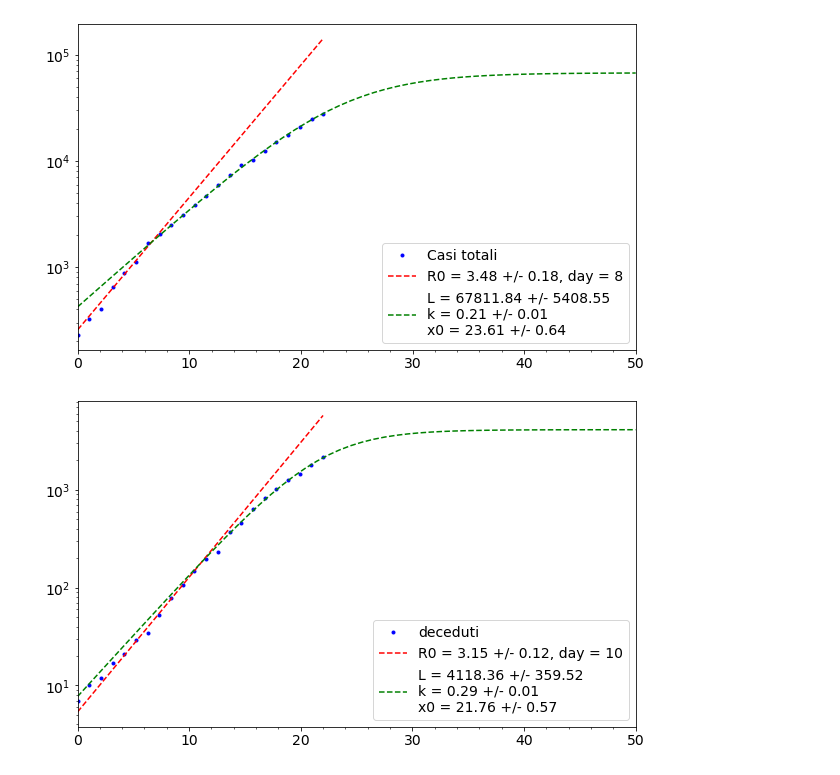
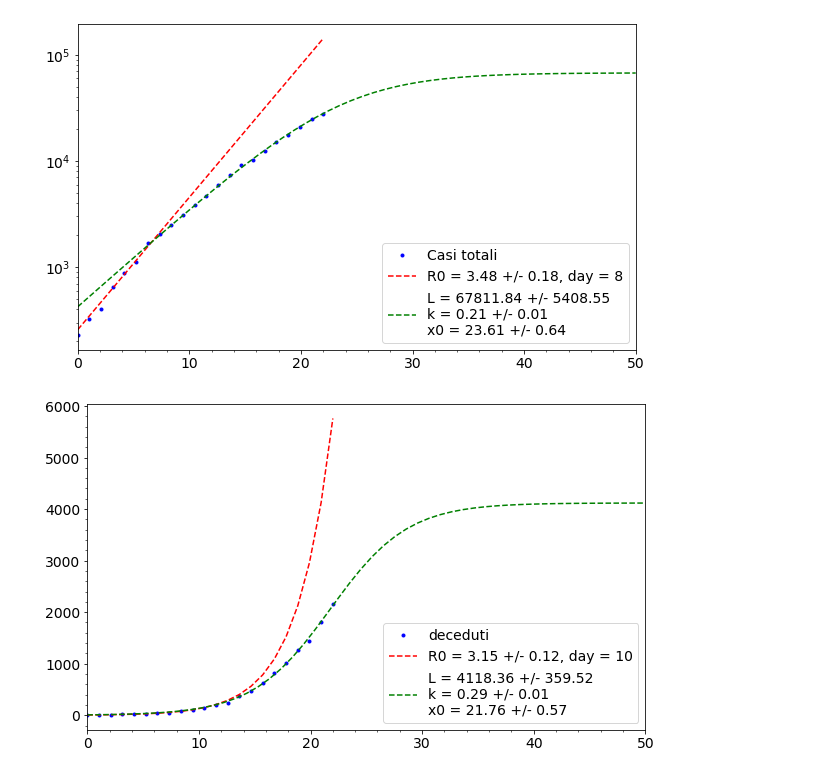
Before and after one commit to lorenzopaolucci/studenti, a Jupyter notebook: covid19.ipynb, the cells around one changed output. Cells and saved outputs as stored; diff of their text form; code cells hidden in the pictures.

```diff
--- a/covid19.ipynb
+++ b/covid19.ipynb
@@ -69,21 +71,21 @@ plt.show()
 # %%
 x = np.linspace(0, len(df['data']), len(df['data']))
 
 max_exp_fit = 10
 popt,pcov = curve_fit(Exp,x[x<max_exp_fit], df['deceduti'][x<max_exp_fit], p0=[1,2])
 perr = np.sqrt(np.diag(pcov))
 fig, ax = plt.subplots(figsize=(10,6))
 ax.plot(x, df['deceduti'], 'b.', label='deceduti')
 ax.plot(x, Exp(x, *popt), 'r--', label='R0 = {0:.2f} +/- {1:.2f}, day = {2:d}'.format(popt[1], perr[1], max_exp_fit))
 popt,pcov = curve_fit(Logistic,x, df['deceduti'], p0=[4000.,4., 10.])
 perr = np.sqrt(np.diag(pcov))
 x=np.linspace(0,50,50)
 ax.plot(x, Logistic(x, *popt), 'g--', label='L = {0:.2f} +/- {1:.2f}\nk = {2:.2f} +/- {3:.2f} \
 \nx0 = {4:.2f} +/- {5:.2f}'.format(popt[0], perr[0], popt[1], perr[1], popt[2], perr[2]))
-ax.set_yscale('log')
+#ax.set_yscale('log')
 ax.set_xlim(0,50)
 ax.legend(loc=4)
 plt.minorticks_on()
 plt.show()
 # %% [output]
-[figure, old version]
+[figure, new version]
```
Also changed, not shown: parts of 3 cells of this notebook.
